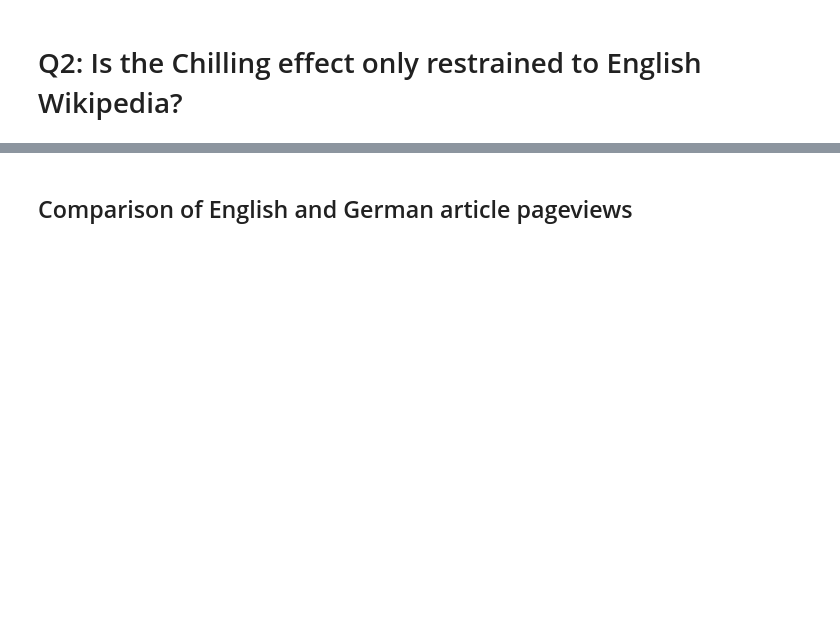
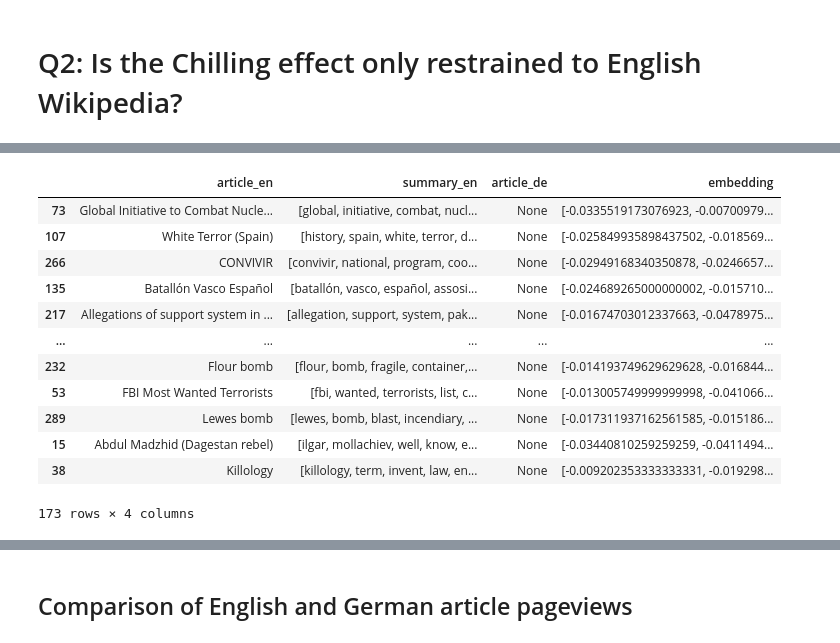
Before and after one commit to epfl-ada/ada-2020-project-milestone-p3-p3_team-aka, a Jupyter notebook: Milestone_P4.ipynb, the cells around one changed output, grey strips where cells are left out. Drawn from its saved outputs; the diff is of its cells as text; code cells hidden in the pictures; blank space fills up the shorter version.

```diff
--- a/Milestone_P4.ipynb
+++ b/Milestone_P4.ipynb
@@ -347,0 +659,11 @@ reg_per_article_de
+# %%
+Gx = nx.Graph()
+# indexes in similarity matrix
+index_treated_matrix = dict(zip(treated_subjects.index, range(len(treated_subjects))))
+index_untreated_matrix = dict(zip(untreated_subjects.index, range(len(untreated_subjects))))
+
+for treat_idx, treated in treated_subjects.iterrows():
+    for untreat_idx, untreated in untreated_subjects.iterrows():
+        similarity = cos_similarities[index_treated_matrix[treat_idx], index_untreated_matrix[untreat_idx]]
+        Gx.add_weighted_edges_from([(treat_idx, untreat_idx, similarity)])
+matching = nx.max_weight_matching(Gx, maxcardinality=True)
@@ -347,0 +690,35 @@ reg_per_article_de
+# %%
+# This method returns the indexes corresponding to the treated and the untreated rows respectively, after the matching
+def get_treated_untreated_indexes (matching, treated_index):
+    treated = []
+    untreated = []
+    for left, right in matching:
+        if left in treated_index:
+            treated.append(left)
+            untreated.append(right)
+        else:
+            treated.append(right)
+            untreated.append(left)
+
+    return treated, untreated
+# %%
+en_article_indexes, de_article_indexes = get_treated_untreated_indexes(matching, treated_subjects.index)
+# %%
+testing_en = treated_subjects.loc[en_article_indexes]
+testing_de = untreated_subjects.loc[de_article_indexes]
+# %%
+testing_en
+# %% [output]
+|  | article_en | summary_en | article_de | embedding |
+| 73 | Global Initiative to Combat Nucle... | [global, initiative, combat, nucl... | None | [-0.0335519173076923, -0.00700979... |
+| 107 | White Terror (Spain) | [history, spain, white, terror, d... | None | [-0.025849935898437502, -0.018569... |
+| 266 | CONVIVIR | [convivir, national, program, coo... | None | [-0.02949168340350878, -0.0246657... |
+| 135 | Batallón Vasco Español | [batallón, vasco, español, assosi... | None | [-0.024689265000000002, -0.015710... |
+| 217 | Allegations of support system in ... | [allegation, support, system, pak... | None | [-0.01674703012337663, -0.0478975... |
+| ... | ... | ... | ... | ... |
+| 232 | Flour bomb | [flour, bomb, fragile, container,... | None | [-0.014193749629629628, -0.016844... |
+| 53 | FBI Most Wanted Terrorists | [fbi, wanted, terrorists, list, c... | None | [-0.013005749999999998, -0.041066... |
+| 289 | Lewes bomb | [lewes, bomb, blast, incendiary, ... | None | [-0.017311937162561585, -0.015186... |
+| 15 | Abdul Madzhid (Dagestan rebel) | [ilgar, mollachiev, well, know, e... | None | [-0.03440810259259259, -0.0411494... |
+| 38 | Killology | [killology, term, invent, law, en... | None | [-0.009202353333333331, -0.019298... |
+173 rows × 4 columns
```
Also changed, not shown: parts of 84 cells of this notebook.
